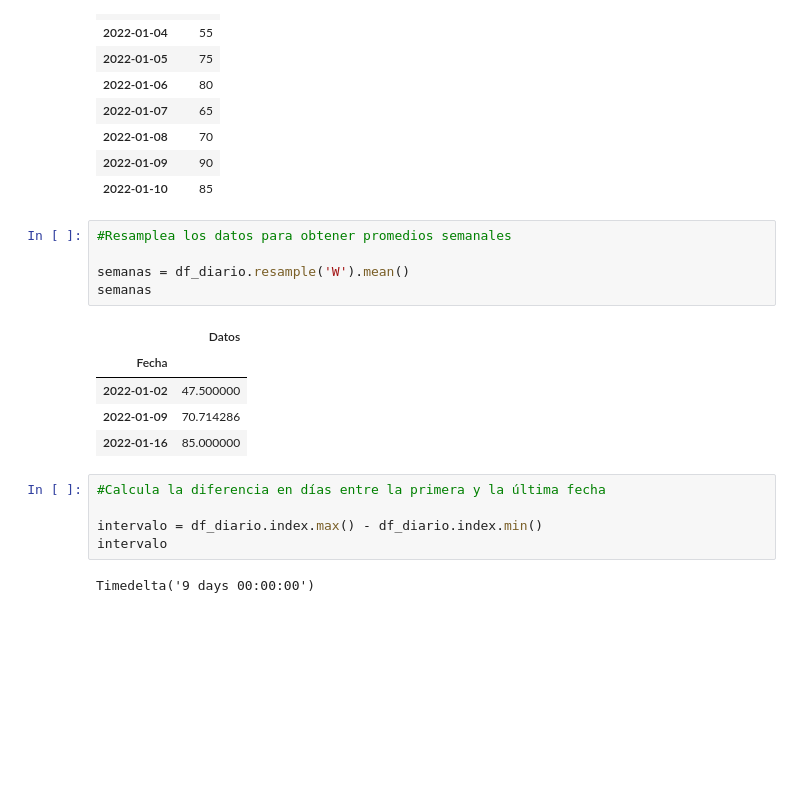
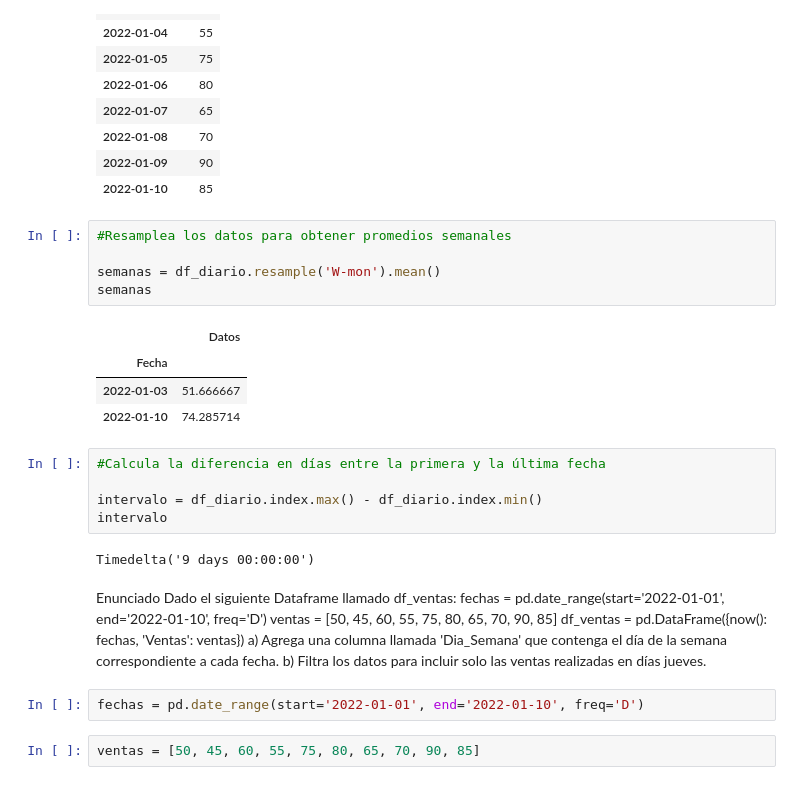
Before and after one commit to Angepira/AngePira.github.io, a Jupyter notebook: seriestemporales.ipynb, the cells around one changed output. Saved outputs shown, nothing was run; the diff lists cells and outputs as text; blank space fills up the shorter version.

```diff
--- a/seriestemporales.ipynb
+++ b/seriestemporales.ipynb
@@ -307,14 +308,13 @@ df_diario
 # %%
 #Resamplea los datos para obtener promedios semanales
 
-semanas = df_diario.resample('W').mean()
+semanas = df_diario.resample('W-mon').mean()
 semanas
 # %% [output]
 |  | Datos |
 | Fecha |  |
-| 2022-01-02 | 47.500000 |
-| 2022-01-09 | 70.714286 |
-| 2022-01-16 | 85.000000 |
+| 2022-01-03 | 51.666667 |
+| 2022-01-10 | 74.285714 |
 # %%
 #Calcula la diferencia en días entre la primera y la última fecha
 
@@ -322,3 +322,15 @@ intervalo = df_diario.index.max() - df_diario.index.min()
 intervalo
 # %% [output]
 Timedelta('9 days 00:00:00')
+# %% [markdown]
+Enunciado
+Dado el siguiente Dataframe llamado df_ventas:
+fechas = pd.date_range(start='2022-01-01', end='2022-01-10', freq='D')
+ventas = [50, 45, 60, 55, 75, 80, 65, 70, 90, 85]
+df_ventas = pd.DataFrame({now(): fechas, 'Ventas': ventas})
+a) Agrega una columna llamada 'Dia_Semana' que contenga el día de la semana correspondiente a cada fecha.
+b) Filtra los datos para incluir solo las ventas realizadas en días jueves.
+# %%
+fechas = pd.date_range(start='2022-01-01', end='2022-01-10', freq='D')
+# %%
+ventas = [50, 45, 60, 55, 75, 80, 65, 70, 90, 85]
```
Also changed, not shown: parts of 23 cells of this notebook, 1 other file.
